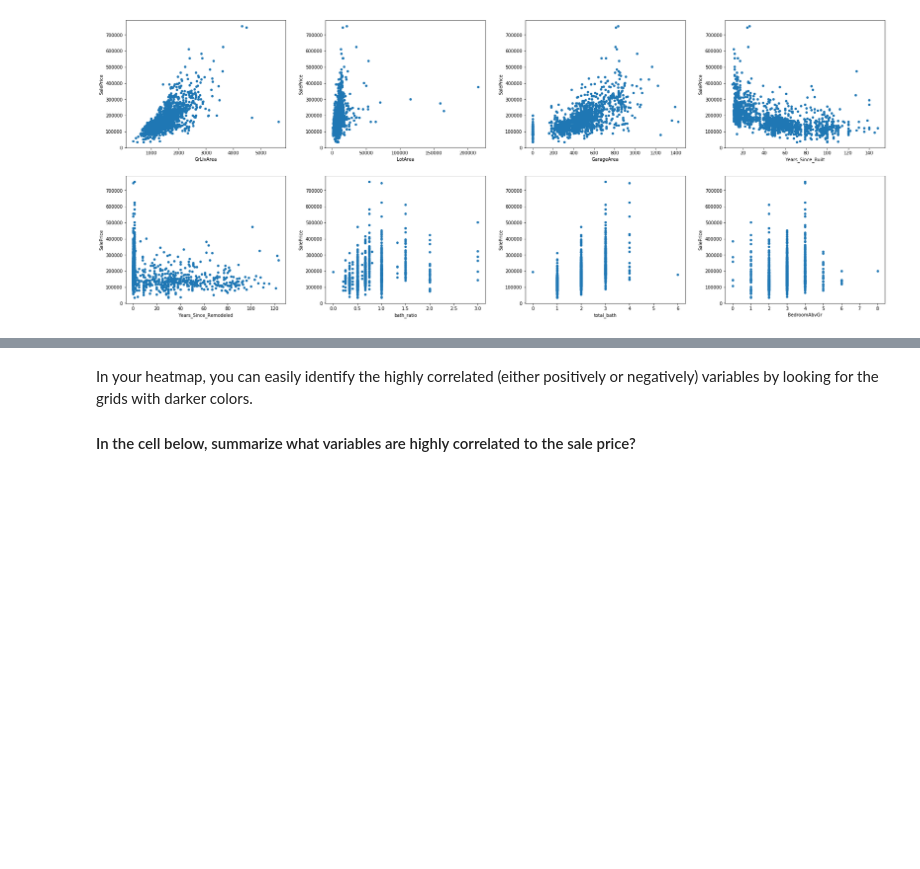
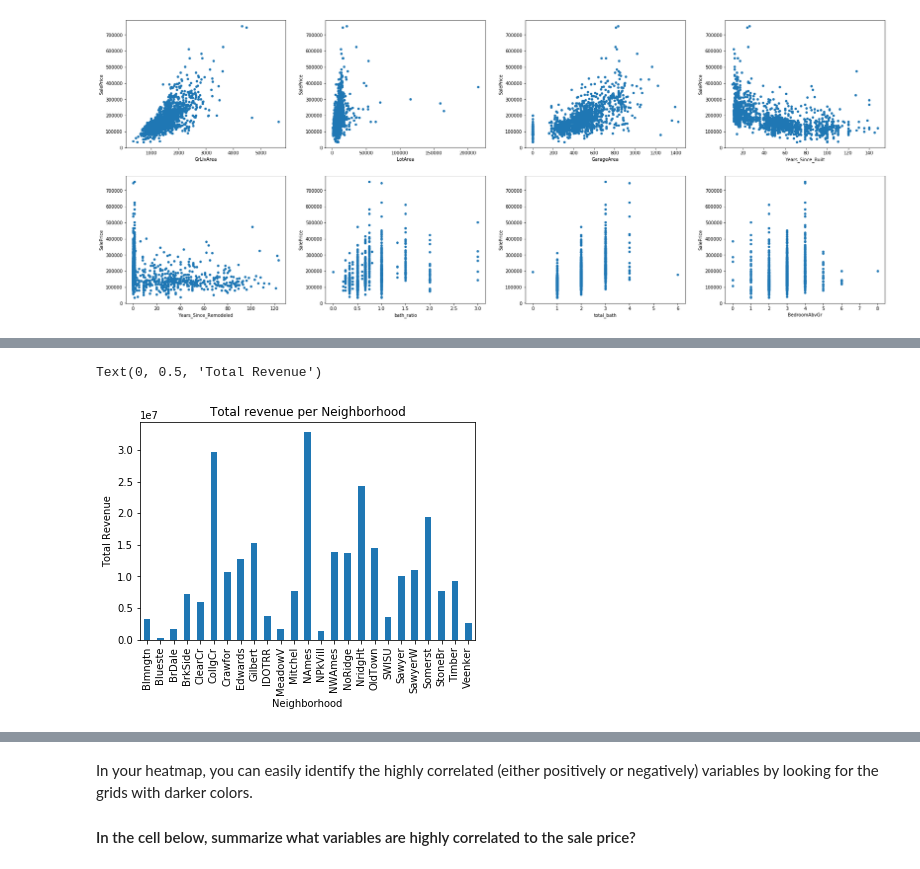
Before and after one commit to ta-datapt-bcn/lab-storytelling-data-visualization, a Jupyter notebook: your-code/main.ipynb, the cells around one changed output, grey strips where cells are left out. Saved outputs shown, nothing was run; the diff lists cells and outputs as text; code cells hidden in the pictures; blank space fills up the shorter version.

```diff
--- a/your-code/main.ipynb
+++ b/your-code/main.ipynb
@@ -304,0 +354,9 @@ The total number of bedrooms doesn't impact the price that much
+# %%
+plt.title("Total revenue per Neighborhood")
+total_revenue = df.groupby('Neighborhood')['SalePrice'].count()*df.groupby('Neighborhood')['SalePrice'].mean()
+total_revenue.plot(kind='bar', rot=90)
+plt.xlabel('Neighborhood')
+plt.ylabel('Total Revenue')
+# %% [output]
+Text(0, 0.5, 'Total Revenue')
+[figure, added]
```
Also changed, not shown: parts of 32 cells of this notebook.
